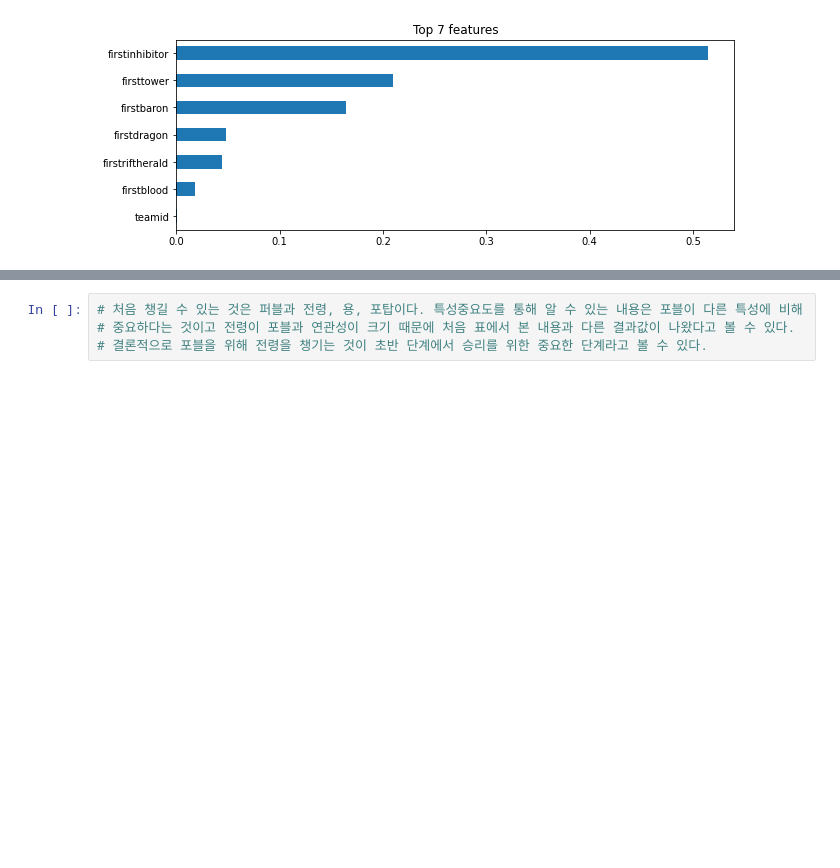
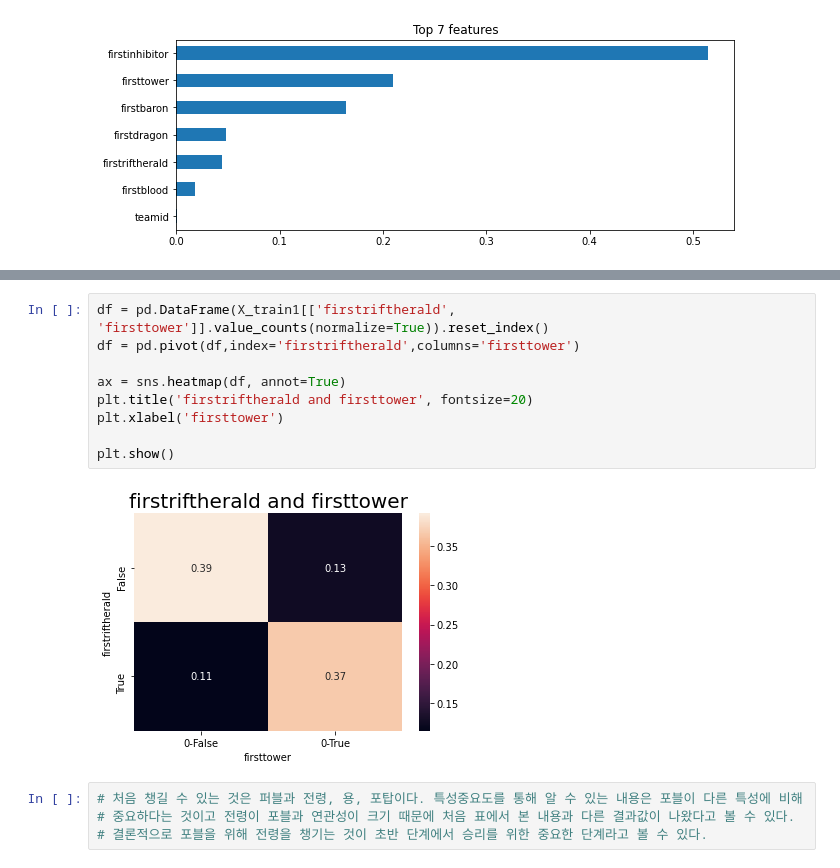
Before and after one commit to zookeeper464/op.gg, a Jupyter notebook: lol_data_analysis.ipynb, the cells around one changed output, grey strips where cells are left out. Saved outputs shown, nothing was run; the diff lists cells and outputs as text; blank space fills up the shorter version.

```diff
--- a/lol_data_analysis.ipynb
+++ b/lol_data_analysis.ipynb
@@ -662,3 +689,14 @@ importances2.sort_values()[-n:].plot.barh();
+# %%
+df = pd.DataFrame(X_train1[['firstriftherald', 'firsttower']].value_counts(normalize=True)).reset_index()
+df = pd.pivot(df,index='firstriftherald',columns='firsttower')
+
+ax = sns.heatmap(df, annot=True)
+plt.title('firstriftherald and firsttower', fontsize=20)
+plt.xlabel('firsttower')
+
+plt.show()
+# %% [output]
+[figure, added]
 # %%
 # 처음 챙길 수 있는 것은 퍼블과 전령, 용, 포탑이다. 특성중요도를 통해 알 수 있는 내용은 포블이 다른 특성에 비해
 # 중요하다는 것이고 전령이 포블과 연관성이 크기 때문에 처음 표에서 본 내용과 다른 결과값이 나왔다고 볼 수 있다.
```
Also changed, not shown: parts of 36 cells of this notebook.
